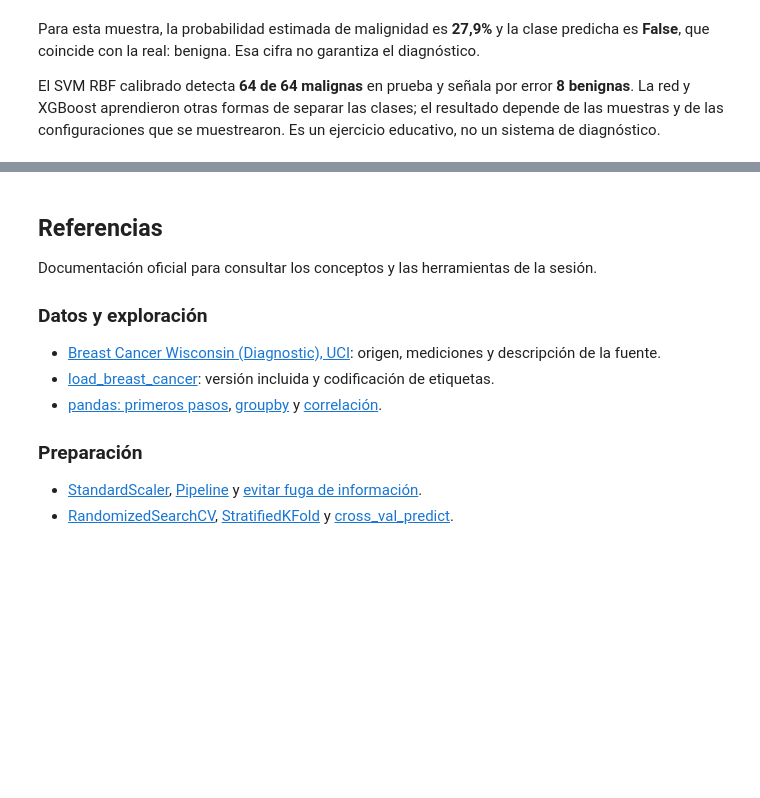
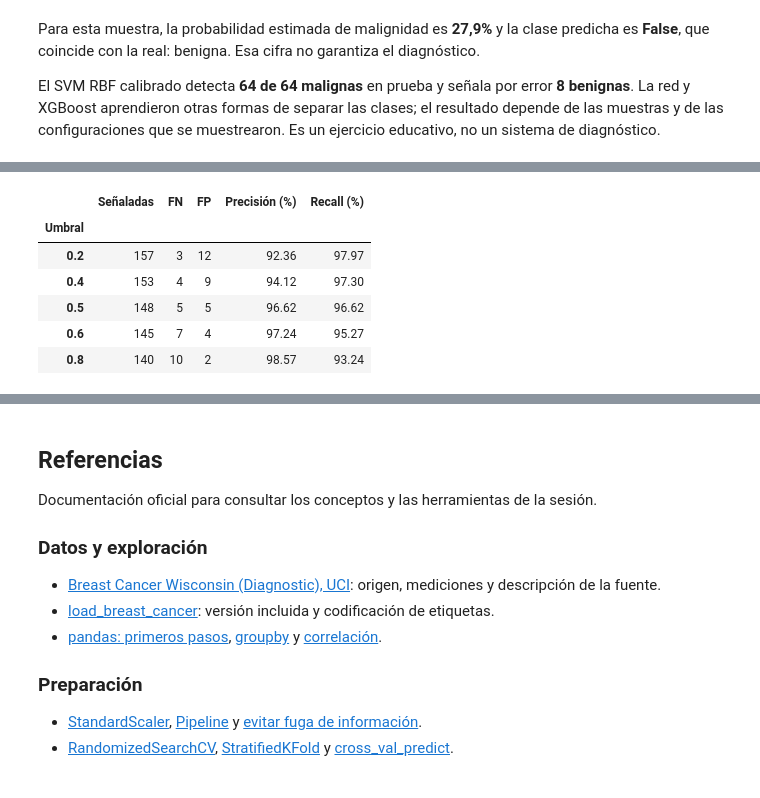
Before and after one commit to Joshy14Y/WALC_2026_ML, a Jupyter notebook: notebooks/day-03/03-classification-02.ipynb, the cells around one changed output, grey strips where cells are left out. Cells and saved outputs as stored; diff of their text form; code cells hidden in the pictures; blank space fills up the shorter version.

```diff
--- a/notebooks/day-03/03-classification-02.ipynb
+++ b/notebooks/day-03/03-classification-02.ipynb
@@ -1498,0 +1539,33 @@ Es un ejercicio educativo, no un sistema de diagnóstico.
+# %%
+validation_probability_13 = cross_val_predict(
+    best_model_13, X_train, y_train, cv=cv, method="predict_proba", n_jobs=2,
+)[:, 1]
+
+threshold_rows_13 = []
+for threshold in [0.20, 0.40, 0.50, 0.60, 0.80]:
+    threshold_prediction_13 = validation_probability_13 >= threshold
+    fn_13 = int(((y_train == 1) & (threshold_prediction_13 == 0)).sum())
+    fp_13 = int(((y_train == 0) & (threshold_prediction_13 == 1)).sum())
+    threshold_rows_13.append({
+        "Umbral": threshold,
+        "Señaladas": int(threshold_prediction_13.sum()),
+        "FN": fn_13,
+        "FP": fp_13,
+        "Precisión": precision_score(y_train, threshold_prediction_13, zero_division=np.nan),
+        "Recall": recall_score(y_train, threshold_prediction_13),
+    })
+
+threshold_summary_13 = pd.DataFrame(threshold_rows_13).set_index("Umbral")
+threshold_summary_13[["Precisión", "Recall"]] = threshold_summary_13[["Precisión", "Recall"]].mul(100).round(2)
+threshold_summary_13 = threshold_summary_13.rename(columns={
+    "Precisión": "Precisión (%)", "Recall": "Recall (%)",
+})
+threshold_summary_13
+# %% [output]
+|  | Señaladas | FN | FP | Precisión (%) | Recall (%) |
+| Umbral |  |  |  |  |  |
+| 0.2 | 157 | 3 | 12 | 92.36 | 97.97 |
+| 0.4 | 153 | 4 | 9 | 94.12 | 97.30 |
+| 0.5 | 148 | 5 | 5 | 96.62 | 96.62 |
+| 0.6 | 145 | 7 | 4 | 97.24 | 95.27 |
+| 0.8 | 140 | 10 | 2 | 98.57 | 93.24 |
```
Also changed, not shown: parts of 18 cells of this notebook, 14 other files.
